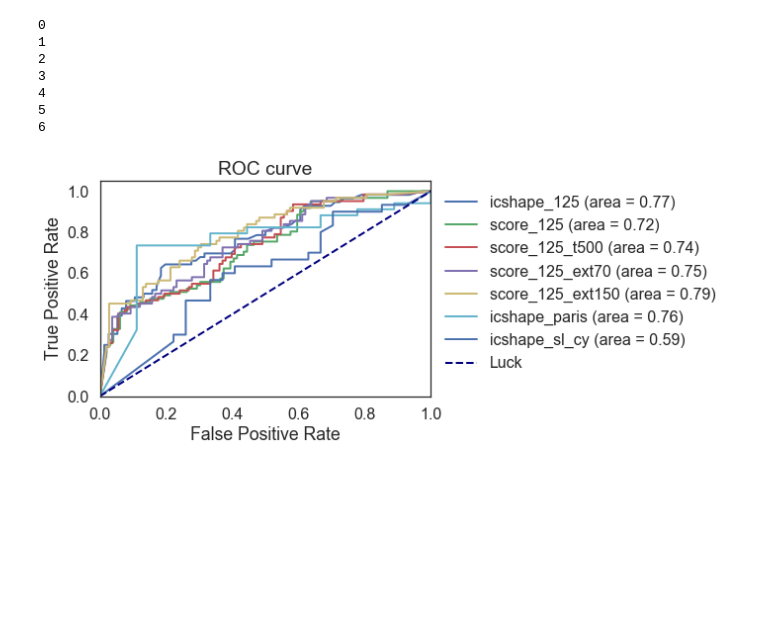
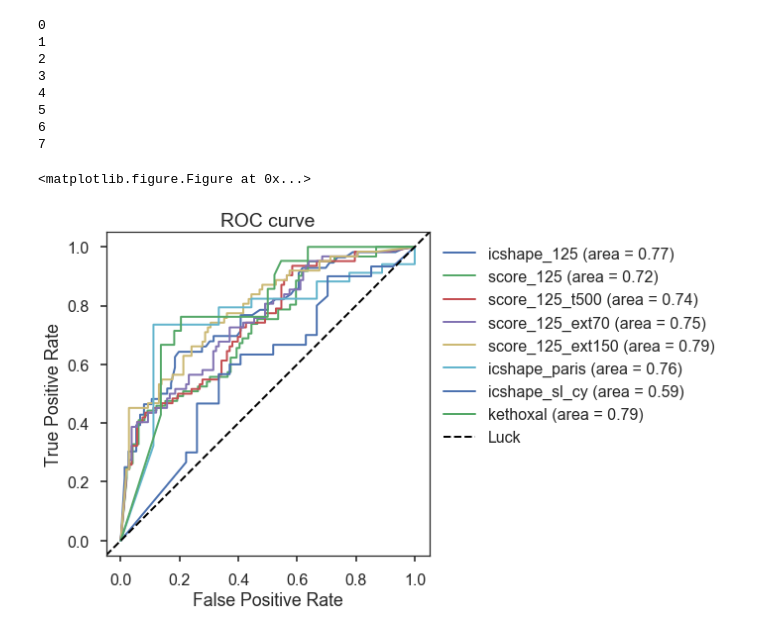
Before and after one commit to XingyangQian/KS_test, a Jupyter notebook: scripts/AUC/meiling_roc.ipynb, the cells around one changed output. Cells and saved outputs as stored; diff of their text form; code cells hidden in the pictures; blank space fills up the shorter version.

```diff
--- a/scripts/AUC/meiling_roc.ipynb
+++ b/scripts/AUC/meiling_roc.ipynb
@@ -28,6 +29,12 @@ def read_icshape_out(out=None, pureID=1):
 			out_dict[tx_id]['rpkm'] = rpkm
 			out_dict[tx_id]['reactivity_ls'] = reactivity_ls
 	return out_dict
+# %%
+out_dict_kethoxal_rRNA = read_icshape_out('in_vivo_mRNA_kethoxal.newrRNA.T2t100.out')
+
+kethoxal = out_dict_kethoxal_rRNA['18S']['reactivity_ls']
+kethoxal = [np.nan if i == 'NULL' else float(i) for i in kethoxal]
+kethoxal_df = pd.DataFrame({'x':kethoxal})
 # %%
 #data import
 icshape_125 = pd.read_csv('./ml/icshape.125-r1.18s.list',header=None,names=['x'])
@@ -42,9 +49,9 @@ standard = pd.read_csv('./ml/18S_human.bcolor',header=None,names=['x'])
 accessibility = read_table('./ml/18s_o2_sasa.sort.txt',header=None)
 #standard = pd.read_csv('../../human_18s_con.ct',header=None,sep='\t')[2]
 #flist = ['icshape_25','ml_125','ml_25','ml_125_t500','ml_125_t700','icshape_paris','icshape_sl']
-X_test = [icshape_125,score_125,score_125_t500,score_125_ext70,score_125_ext150,icshape_paris,icshape_sl_cy]
+X_test = [icshape_125,score_125,score_125_t500,score_125_ext70,score_125_ext150,icshape_paris,icshape_sl_cy, kethoxal_df]
 y = standard
 accessibility.columns = ['a','b','c']
 #accessibility['a']
-y.head()
+y.head(), y.shape
 # %% [output]
@@ -56,0 +64,3 @@ y.head()
+# %%
+fa_dict = Fasta('./ribosomalRNAindex/human.18s_rRNA.fa', key_fn=lambda key:key.split("\t")[0])
+len(fa_dict['18S']), fa_dict['18S'][0:]
@@ -57,7 +70,7 @@ y.head()
 # %%
 #fpr1,tpr1,_ = roc_curve(y, X1)
 #roc_auc1 = auc(fpr1, tpr1)
-filelist =['icshape_125','score_125','score_125_t500','score_125_ext70','score_125_ext150','icshape_paris','icshape_sl_cy']
+filelist =['icshape_125','score_125','score_125_t500','score_125_ext70','score_125_ext150','icshape_paris','icshape_sl_cy', 'kethoxal']
 
 fpr_list = []
 tpr_list = []
@@ -68,10 +81,15 @@ for i in range(len(X_test)):
     #X_test[i]['y'] = pd.Series(y)
     X_test[i]['y'] = y
     X_test[i]['a'] = pd.Series(accessibility['c'])
+    if filelist[i] == 'kethoxal':
+        print len(X_test[i]['a']), len(list(fa_dict['18S'][0:]))
+        X_test[i]['base'] = list(fa_dict['18S'][0:])
     X_clean = X_test[i].dropna()
     X_select = X_clean[X_clean.a>=30]
     #X_select = X_select[X_select['y']!=0.5]
     X_select = X_select[X_select['x']>=0.01 ]
+    if filelist[i] == 'kethoxal':
+        X_select = X_select[X_select['base'] == 'G' ]
     #print(X_select['y'])
     #fpr,tpr,_ = roc_curve(X_clean['y'],X_clean['x'])
     fpr,tpr,_ = roc_curve(X_select['y'],X_select['x'])
@@ -223,30 +223,35 @@ max     1.000000   0  86.462000
 # %%
 plt.figure()
 lw = 2
 #plt.plot(fpr1, tpr1, color='darkorange',
 #         lw=lw, label='icshape_reactivity (area = %0.2f)' % roc_auc1)
 #color = ['red','orange','green','purple','blue','black','yellow']
-filelist =['icshape_125','score_125','score_125_t500','score_125_ext70','score_125_ext150','icshape_paris','icshape_sl_cy']
+# filelist =['icshape_125','score_125','score_125_t500','score_125_ext70','score_125_ext150','icshape_paris','icshape_sl_cy']
+with sns.axes_style("ticks"):
+    fig,ax=plt.subplots(figsize=(6,6))
 for i in range(len(X_test)):
     print (i)
     plt.plot(fpr_list[i],tpr_list[i],lw = lw,label = '%s (area = %0.2f)' %(filelist[i],roc_auc_list[i]))
-plt.plot([0, 1], [0, 1], color='navy', lw=lw, linestyle='--',label='Luck')
-plt.xlim([0.0, 1.0])
-plt.ylim([0.0, 1.05])
+plt.plot([-0.05, 1.05], [-0.05, 1.05], color='black', lw=lw, linestyle='--',label='Luck')
+ax.axis('square')
+plt.xlim([-0.05, 1.05])
+plt.ylim([-0.05, 1.05])
 plt.xlabel('False Positive Rate')
 plt.ylabel('True Positive Rate')
 plt.title('ROC curve')
 plt.legend(bbox_to_anchor=(1, 1), loc=2)
 plt.show()
 # %% [output]
 0
 1
 2
 3
 4
 5
 6
+7
+<matplotlib.figure.Figure at 0x...>
-[figure, old version]
+[figure, new version]
 # %%
 ml_125_ss = ml_125[ml_125.y==1]
 ml_125_ds = ml_125[ml_125.y==0]
```
Also changed, not shown: parts of 4 cells of this notebook, 5 other files.
